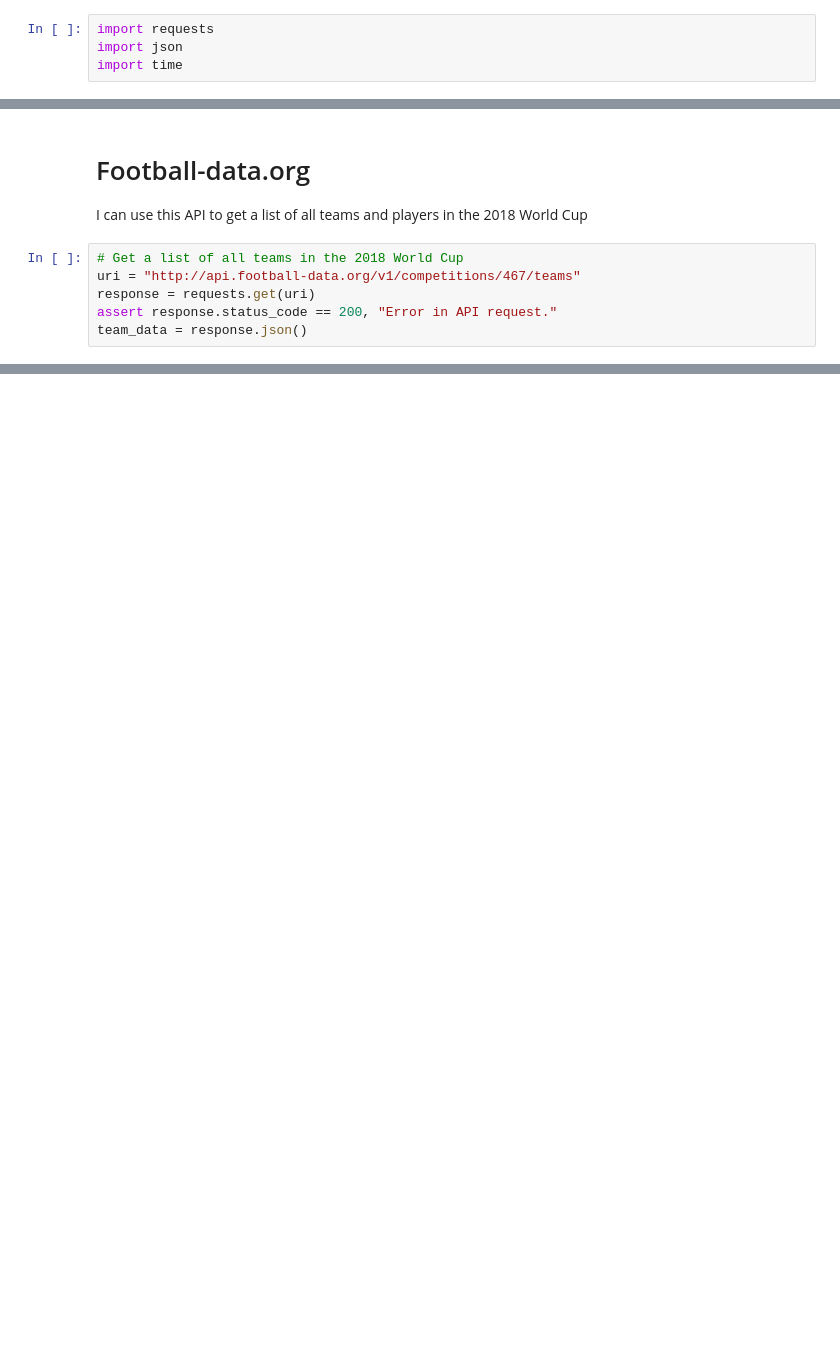
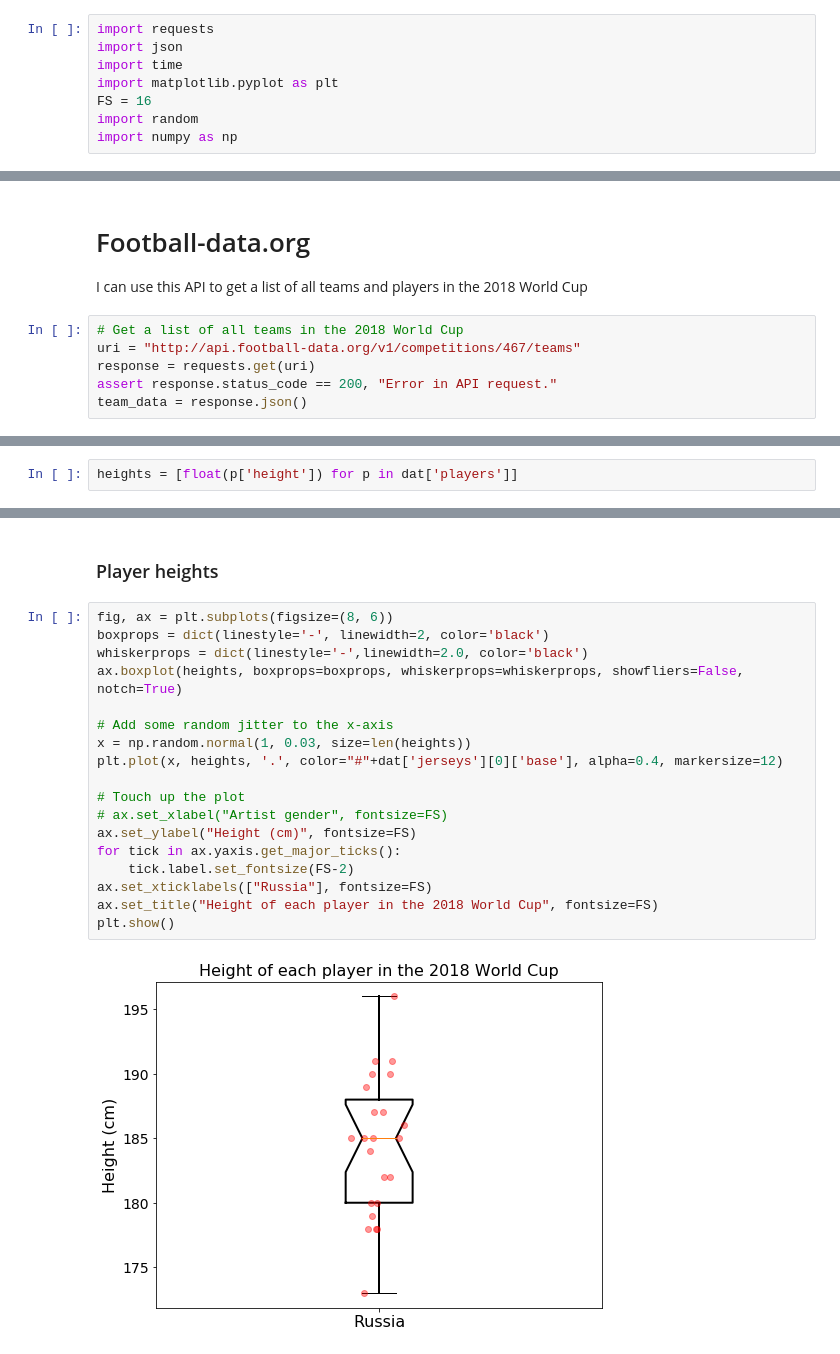
Before and after one commit to johnwmillr/WorldCup2018, a Jupyter notebook: scrape_soccer_data.ipynb, the cells around one changed output, grey strips where cells are left out. Cells and saved outputs as stored; diff of their text form; blank space fills up the shorter version.

```diff
--- a/scrape_soccer_data.ipynb
+++ b/scrape_soccer_data.ipynb
@@ -2,3 +2,7 @@
 import requests
 import json
 import time
+import matplotlib.pyplot as plt
+FS = 16
+import random
+import numpy as np
@@ -82,0 +193,2 @@ dict_keys(['_links', 'count', 'teams'])
+# %%
+heights = [float(p['height']) for p in dat['players']]
@@ -83 +207,23 @@ dict_keys(['_links', 'count', 'teams'])
+# %% [markdown]
+### Player heights
+# %%
+fig, ax = plt.subplots(figsize=(8, 6))
+boxprops = dict(linestyle='-', linewidth=2, color='black')
+whiskerprops = dict(linestyle='-',linewidth=2.0, color='black')
+ax.boxplot(heights, boxprops=boxprops, whiskerprops=whiskerprops, showfliers=False, notch=True)
+
+# Add some random jitter to the x-axis
+x = np.random.normal(1, 0.03, size=len(heights))
+plt.plot(x, heights, '.', color="#"+dat['jerseys'][0]['base'], alpha=0.4, markersize=12)
+
+# Touch up the plot
+# ax.set_xlabel("Artist gender", fontsize=FS)
+ax.set_ylabel("Height (cm)", fontsize=FS)
+for tick in ax.yaxis.get_major_ticks():
+    tick.label.set_fontsize(FS-2)
+ax.set_xticklabels(["Russia"], fontsize=FS)
+ax.set_title("Height of each player in the 2018 World Cup", fontsize=FS)
+plt.show()
+# %% [output]
+[figure, added]
 # %%
```
Also changed, not shown: parts of 30 cells of this notebook.
